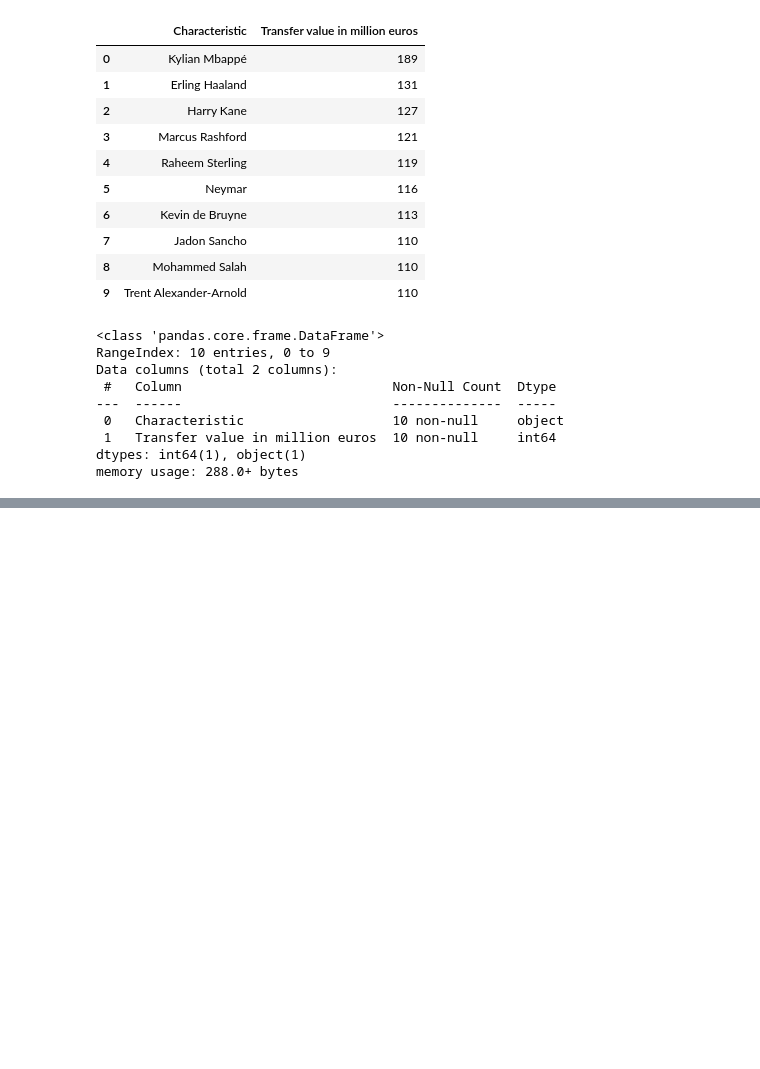
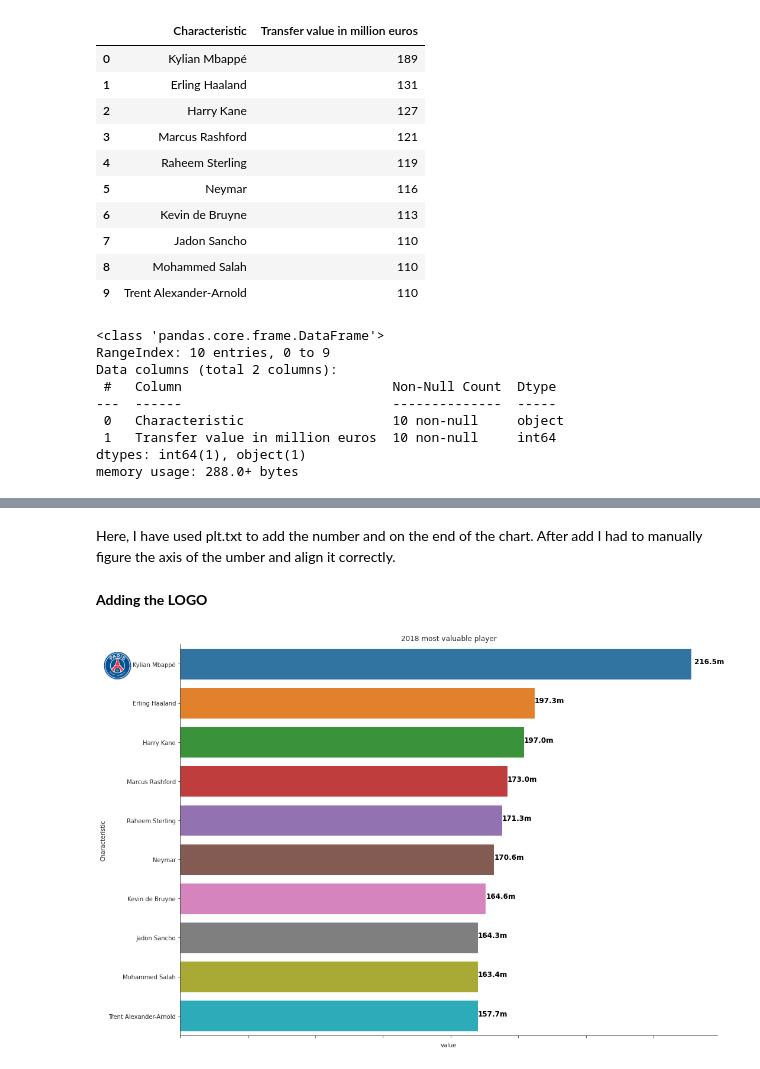
Before and after one commit to anjilakarkigit/dataVisualization, a Jupyter notebook: recreating_master3.ipynb, the cells around one changed output, grey strips where cells are left out. Saved outputs shown, nothing was run; the diff lists cells and outputs as text; code cells hidden in the pictures; blank space fills up the shorter version.

```diff
--- a/recreating_master3.ipynb
+++ b/recreating_master3.ipynb
@@ -77,0 +175,32 @@ This is just a initial basic visualization but I am looking for a bettter datase
+# %% [markdown]
+Here, I have used plt.txt to add the number and on the end of the chart. After add I had to manually figure the axis of the umber and align it correctly.
+# %% [markdown]
+**Adding the LOGO**
+# %%
+plt.rcParams["figure.figsize"] = [15, 10]
+plt.rcParams["figure.autolayout"] = True
+sns.set_style('ticks')
+ax = sns.barplot(data = df, x='value', y="Characteristic",)
+ax.set_xticklabels(ax.get_xticklabels(),rotation = 60)
+ax.set_title('2018 most valuable player')
+
+plt.text(190, 0,"216.5m",horizontalalignment='left', size='large', color='black', weight='semibold')
+plt.text(131, 1,"197.3m",horizontalalignment='left', size='large', color='black', weight='semibold')
+plt.text(127, 2,"197.0m",horizontalalignment='left', size='large', color='black', weight='semibold')
+plt.text(121, 3,"173.0m",horizontalalignment='left', size='large', color='black', weight='semibold')
+plt.text(119, 4,"171.3m",horizontalalignment='left', size='large', color='black', weight='semibold')
+plt.text(116, 5,"170.6m",horizontalalignment='left', size='large', color='black', weight='semibold')
+plt.text(113, 6,"164.6m",horizontalalignment='left', size='large', color='black', weight='semibold')
+plt.text(110, 7,"164.3m",horizontalalignment='left', size='large', color='black', weight='semibold')
+plt.text(110, 8,"163.4m",horizontalalignment='left', size='large', color='black', weight='semibold')
+plt.text(110, 9,"157.7m",horizontalalignment='left', size='large', color='black', weight='semibold')
+
+arr_lena = plt.imread('/psg.png')
+axin = ax.inset_axes([-0.26,0.91,0.1699,0.07], anchor='NE', zorder=1)
+axin.imshow(arr_lena)
+axin.axis('off')
+sns.despine()
+
+plt.show()
+# %% [output]
+[figure, added]
```
Also changed, not shown: parts of 24 cells of this notebook.
